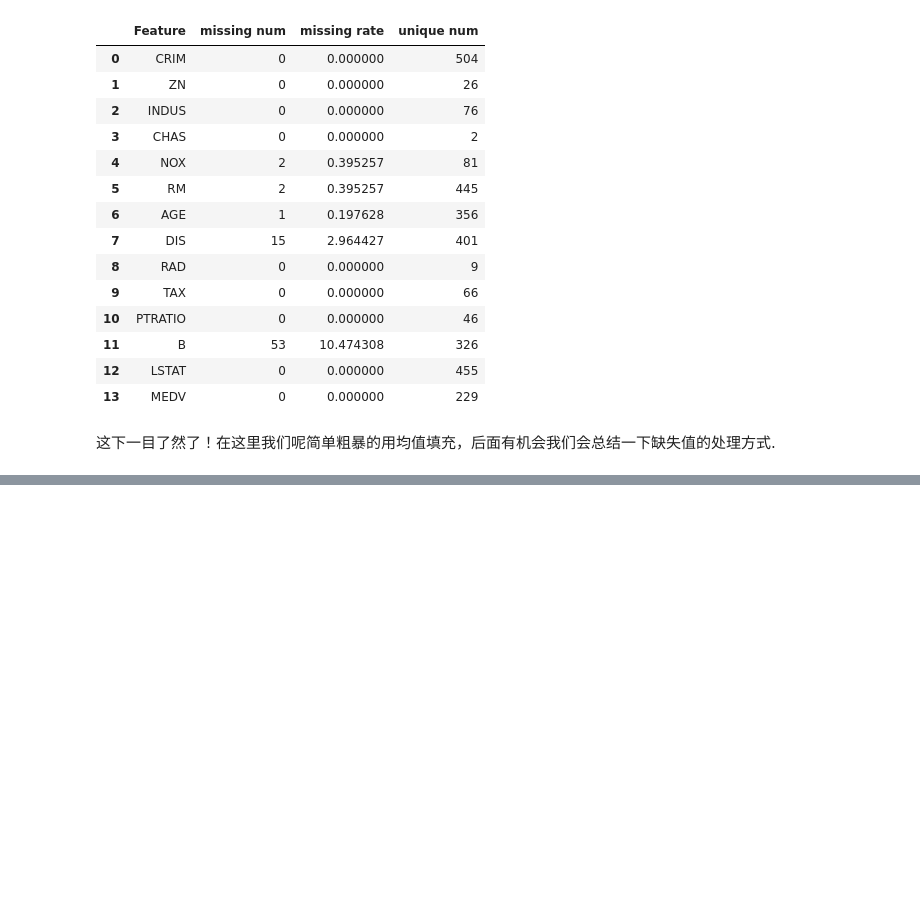
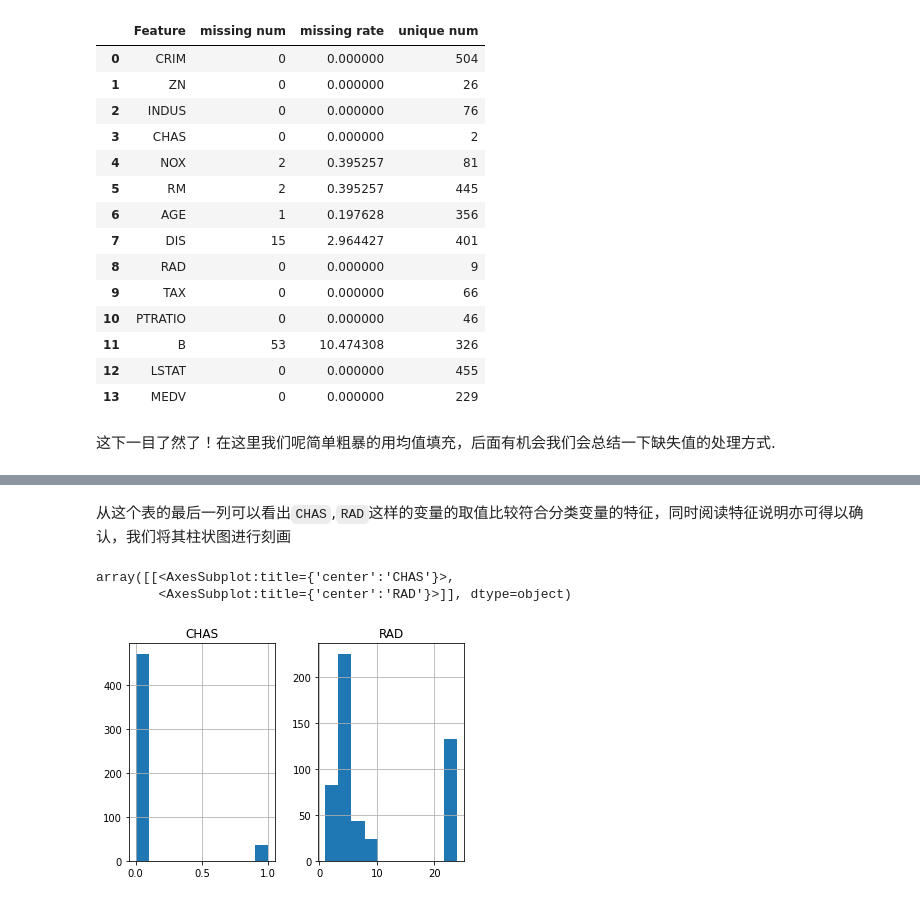
Before and after one commit to Git-Model/Modeling-Universe, a Jupyter notebook: Data-Story/Task1_EDA初体验/Task1：EDA初体验--波士顿房价分析.ipynb, the cells around one changed output, grey strips where cells are left out. Drawn from its saved outputs; the diff is of its cells as text; code cells hidden in the pictures; blank space fills up the shorter version.

````diff
--- a/Data-Story/Task1_EDA初体验/Task1：EDA初体验--波士顿房价分析.ipynb
+++ b/Data-Story/Task1_EDA初体验/Task1：EDA初体验--波士顿房价分析.ipynb
@@ -300,0 +383,8 @@ df_stats(null)
+# %% [markdown]
+从这个表的最后一列可以看出```CHAS```,```RAD```这样的变量的取值比较符合分类变量的特征，同时阅读特征说明亦可得以确认，我们将其柱状图进行刻画
+# %%
+house[['CHAS', 'RAD']].hist()
+# %% [output]
+array([[<AxesSubplot:title={'center':'CHAS'}>,
+        <AxesSubplot:title={'center':'RAD'}>]], dtype=object)
+[figure, added]
````
Also changed, not shown: parts of 26 cells of this notebook, 2 other files.
